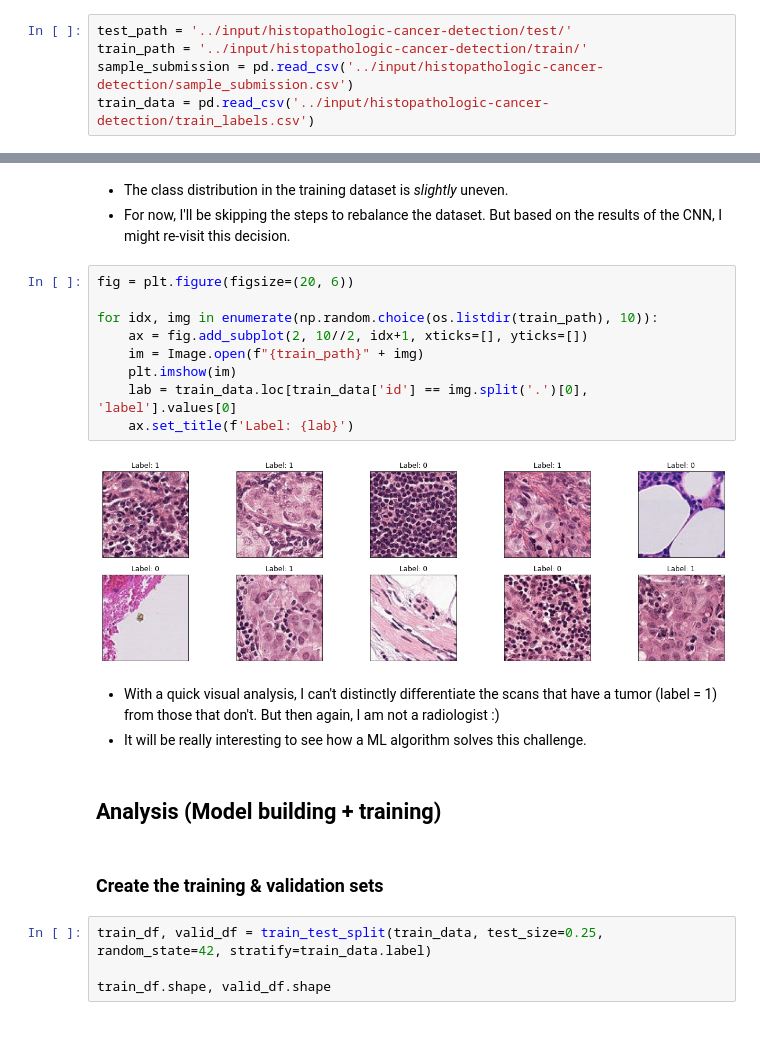
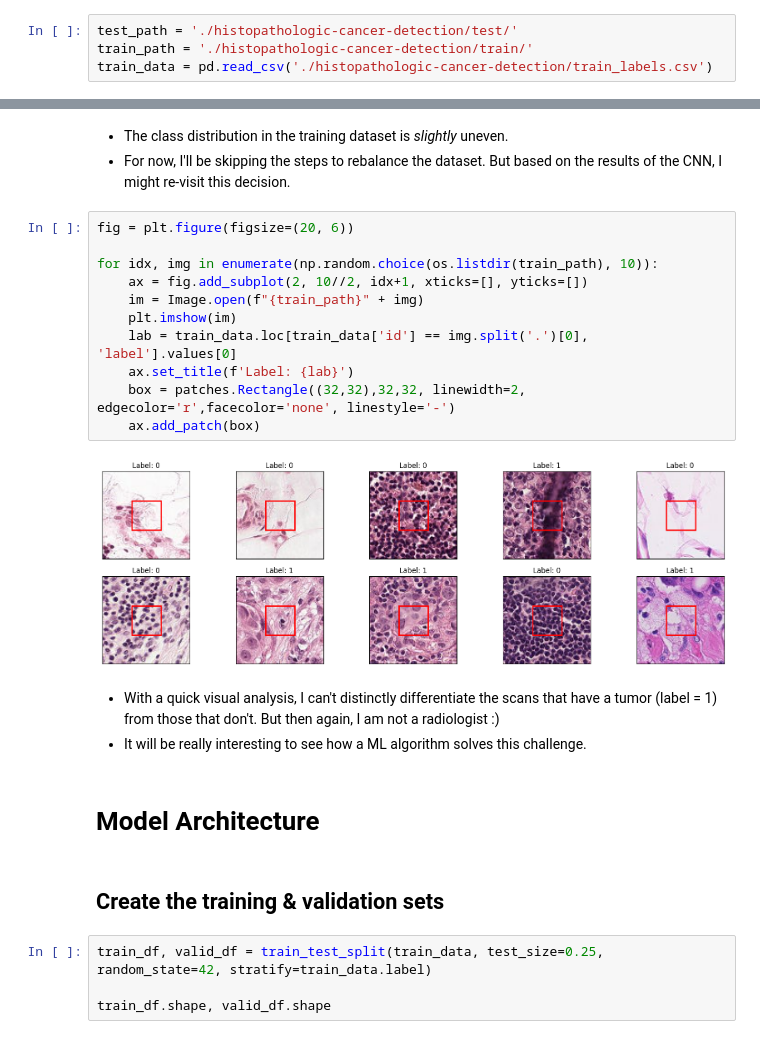
Before and after one commit to karansangha/dtsa5511-week3-cancer-detection, a Jupyter notebook: Histopathologic Cancer Detection.ipynb, the cells around one changed output, grey strips where cells are left out. Saved outputs shown, nothing was run; the diff lists cells and outputs as text.

```diff
--- a/Histopathologic Cancer Detection.ipynb
+++ b/Histopathologic Cancer Detection.ipynb
@@ -37,5 +45,4 @@ tf.__version__
 # %%
-test_path = '../input/histopathologic-cancer-detection/test/'
-train_path = '../input/histopathologic-cancer-detection/train/'
-sample_submission = pd.read_csv('../input/histopathologic-cancer-detection/sample_submission.csv')
-train_data = pd.read_csv('../input/histopathologic-cancer-detection/train_labels.csv')
+test_path = './histopathologic-cancer-detection/test/'
+train_path = './histopathologic-cancer-detection/train/'
+train_data = pd.read_csv('./histopathologic-cancer-detection/train_labels.csv')
@@ -83,21 +86,23 @@ train_data['label'].value_counts().plot(kind='pie')
 # %%
 fig = plt.figure(figsize=(20, 6))
 
 for idx, img in enumerate(np.random.choice(os.listdir(train_path), 10)):
     ax = fig.add_subplot(2, 10//2, idx+1, xticks=[], yticks=[])
     im = Image.open(f"{train_path}" + img)
     plt.imshow(im)
     lab = train_data.loc[train_data['id'] == img.split('.')[0], 'label'].values[0]
     ax.set_title(f'Label: {lab}')
+    box = patches.Rectangle((32,32),32,32, linewidth=2, edgecolor='r',facecolor='none', linestyle='-')
+    ax.add_patch(box)
 # %% [output]
-[figure, old version]
+[figure, new version]
 # %% [markdown]
 * With a quick visual analysis, I can't distinctly differentiate the scans that have a tumor (label = 1) from those that don't. But then again, I am not a radiologist :)
 * It will be really interesting to see how a ML algorithm solves this challenge.
 # %% [markdown]
-## Analysis (Model building + training)
+# Model Architecture
 # %% [markdown]
-### Create the training & validation sets
+## Create the training & validation sets
 # %%
 train_df, valid_df = train_test_split(train_data, test_size=0.25, random_state=42, stratify=train_data.label)
 
```
Also changed, not shown: parts of 42 cells of this notebook, 1 other file.
